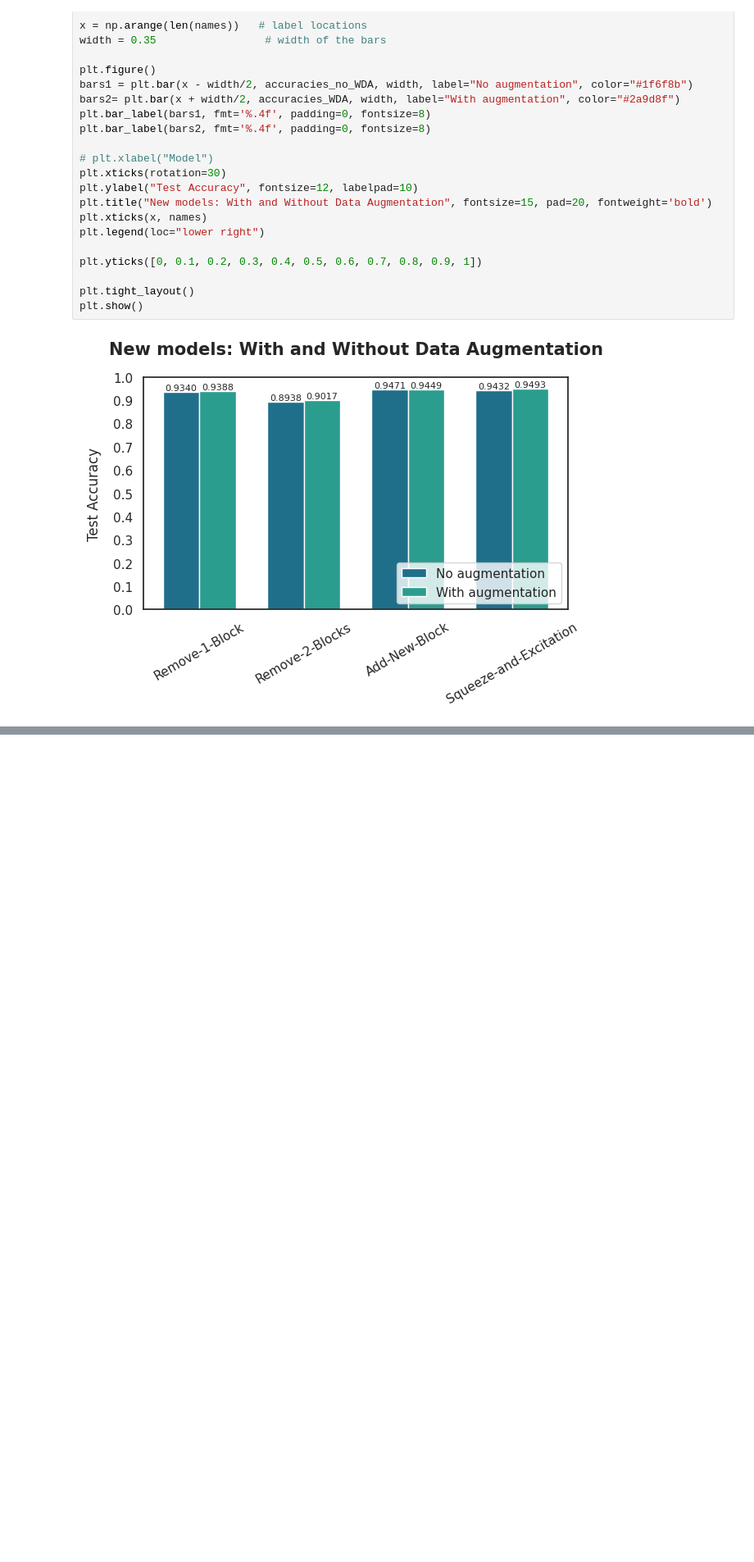
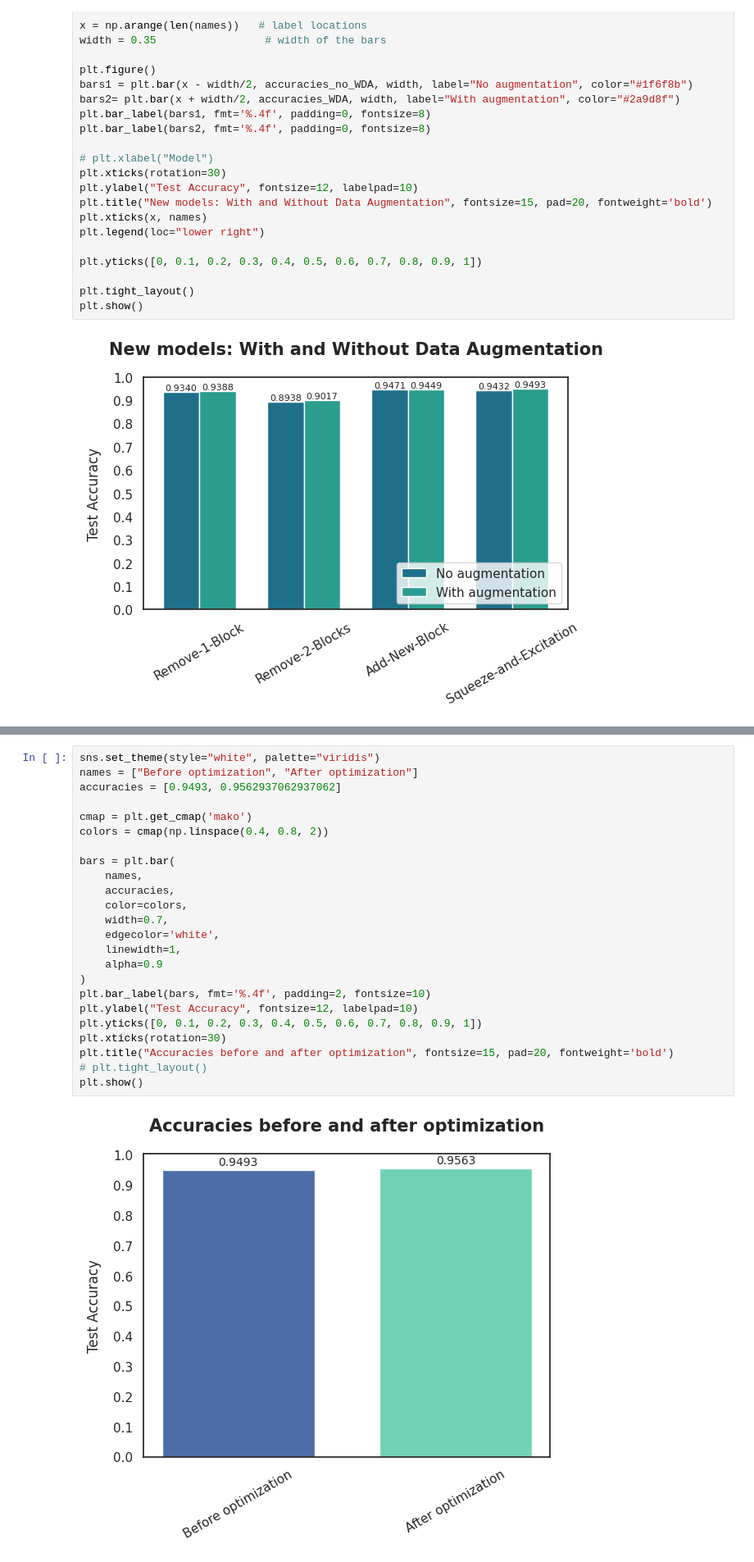
Before and after one commit to MCV-C3/project-team-6, a Jupyter notebook: Week3/report/plot_report.ipynb, the cells around one changed output, grey strips where cells are left out. Shown at 82% size. Saved outputs shown, nothing was run; the diff lists cells and outputs as text; blank space fills up the shorter version.

```diff
--- a/Week3/report/plot_report.ipynb
+++ b/Week3/report/plot_report.ipynb
@@ -150,0 +178,26 @@ plt.show()
+# %%
+sns.set_theme(style="white", palette="viridis")
+names = ["Before optimization", "After optimization"]
+accuracies = [0.9493, 0.9562937062937062]
+
+cmap = plt.get_cmap('mako')
+colors = cmap(np.linspace(0.4, 0.8, 2))
+
+bars = plt.bar(
+    names,
+    accuracies,
+    color=colors,
+    width=0.7,
+    edgecolor='white',
+    linewidth=1,
+    alpha=0.9
+)
+plt.bar_label(bars, fmt='%.4f', padding=2, fontsize=10)
+plt.ylabel("Test Accuracy", fontsize=12, labelpad=10)
+plt.yticks([0, 0.1, 0.2, 0.3, 0.4, 0.5, 0.6, 0.7, 0.8, 0.9, 1])
+plt.xticks(rotation=30)
+plt.title("Accuracies before and after optimization", fontsize=15, pad=20, fontweight='bold')
+# plt.tight_layout()
+plt.show()
+# %% [output]
+[figure, added]
```
Also changed, not shown: parts of 4 cells of this notebook, 4 other files.
